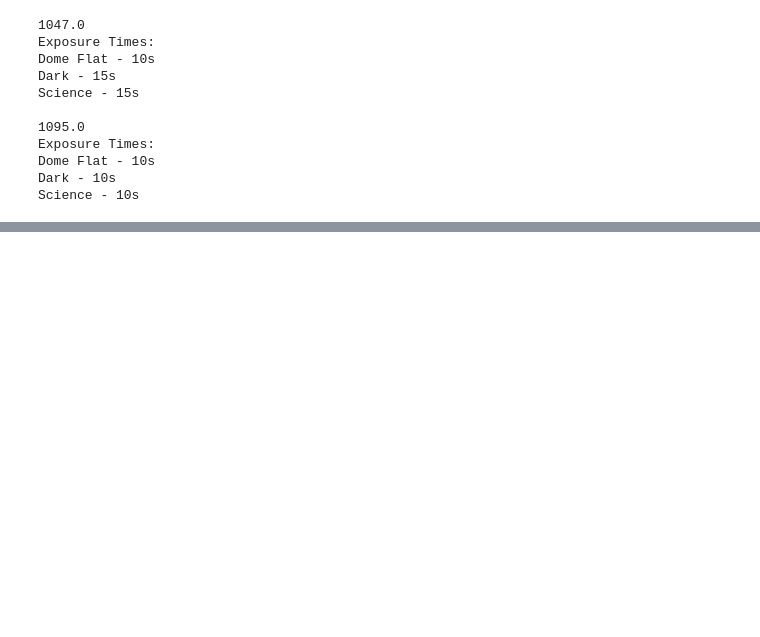
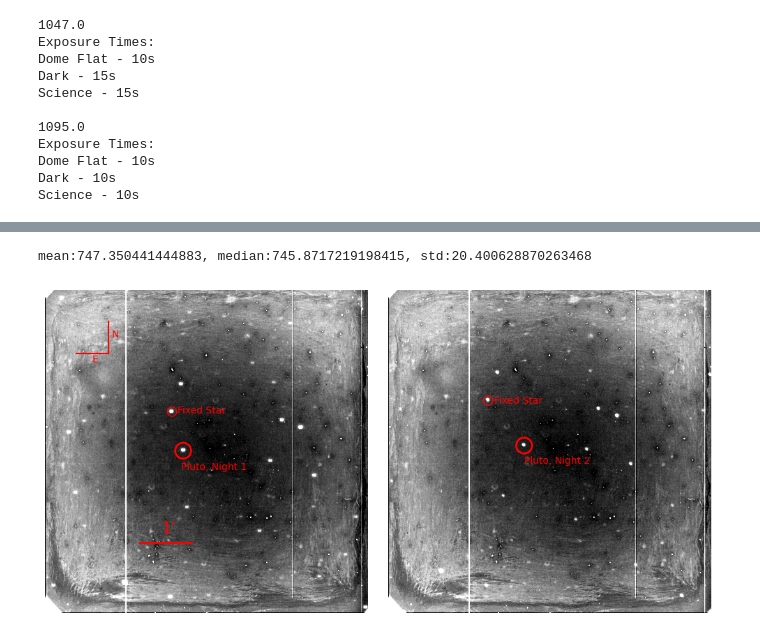
Before and after one commit to avi-patel1/ASTR257_2024, a Jupyter notebook: Project 1--Pluto/plutoDataRed.ipynb, the cells around one changed output, grey strips where cells are left out. Saved outputs shown, nothing was run; the diff lists cells and outputs as text; code cells hidden in the pictures; blank space fills up the shorter version.

```diff
--- a/Project 1--Pluto/plutoDataRed.ipynb
+++ b/Project 1--Pluto/plutoDataRed.ipynb
@@ -123,4 +86,0 @@ plt.colorbar()
-# %%
-sci_n2 = astroalign.register(sci_n1, sci_n2, max_control_points= 1,
-                             detection_sigma = 1, min_area = 1
-                        )
@@ -136,0 +89,76 @@ fits.writeto(os.path.join(save_dir,'pluto_night2V2.fits'),res2, overwrite=True)
+# %%
+x_w = (60/plate_scale)/2
+# %%
+
+from photutils.aperture import CircularAperture
+from photutils.background import LocalBackground, MedianBackground
+from photutils.detection import DAOStarFinder
+from astropy.stats import sigma_clipped_stats
+
+mean, median, std = sigma_clipped_stats(res1, sigma=3.0)
+print(f"mean:{mean}, median:{median}, std:{std}")
+daofind = DAOStarFinder(fwhm=3.0, threshold=5.*std)   # 3, 5
+sources = daofind(res1 - median)
+
+# sources
+sources_df = sources.to_pandas()
+positions_1 = sources_df.filter(['xcentroid','ycentroid']).values
+# %% [output]
+mean:747.350441444883, median:745.8717219198415, std:20.400628870263468
+# %%
+#res = (sci_frame - dark_image) / dome_flat_frame
+res1 = sci_n1 # sci_frame_n1
+res2 = sci_n2
+fig, ax = plt.subplots(1,2, figsize=(10,5))
+ax[0].imshow(res1, cmap='grey', vmin=np.percentile(res1, 2), vmax=np.percentile(res1, 96))
+# plt.colorbar()
+
+y0n = 100
+yn = np.linspace(y0n,y0n+100,1000 )
+xn = [200]*len(yn)
+ax[0].plot(xn,yn,c='red')
+
+xe = np.linspace(100,200,1000)
+ye = [200]*len(xe)
+ax[0].plot(xe,ye,c='red')
+
+ax[0].text(210,150,'N',c='red')
+ax[0].text(150,230,'E',c='red')
+
+x0s = 300
+xs = np.linspace(x0s, x0s + x_w,1000)
+ys = [800]*len(xs)
+ax[0].plot(xs,ys,c='red',linewidth=2)
+ax[0].text(370,770,"1'",c='red',size=15)
+
+# Fixed Star
+circle1_f1 = plt.Circle((402, 385), 15, color='r', linewidth=1,fill=False)
+circle2_f1 = plt.Circle((315, 350), 15, color='r', linewidth=1,fill=False)
+
+# Pluto
+circle1 = plt.Circle((437.413, 509.01), 25, color='r', linewidth=2,fill=False)
+circle2 = plt.Circle((429.121, 492.532), 25, color='r', linewidth=2,fill=False)
+
+ax[1].imshow(res2, cmap='grey', vmin=np.percentile(res2, 2), vmax=np.percentile(res2, 96))
+
+ax[0].text(430,570, "Pluto, Night 1", c='red')
+ax[1].text(430,550, "Pluto, Night 2", c='red')
+
+ax[0].text(420,390,'Fixed Star',c='red')
+ax[1].text(335,360,'Fixed Star',c='red')
+
+ax[0].add_patch(circle1)
+ax[0].add_patch(circle1_f1)
+
+ax[1].add_patch(circle2)
+ax[1].add_patch(circle2_f1)
+# ax[0].add_patch(circle_f2)
+
+# plt.colorbar()
+ax[0].axis('off')
+ax[1].axis('off')
+plt.tight_layout()
+
+plt.savefig("pluto_imgs.pdf",bbox_inches="tight")
+# %% [output]
+[figure, added]
```
Also changed, not shown: parts of 16 cells of this notebook, 3 other files.
